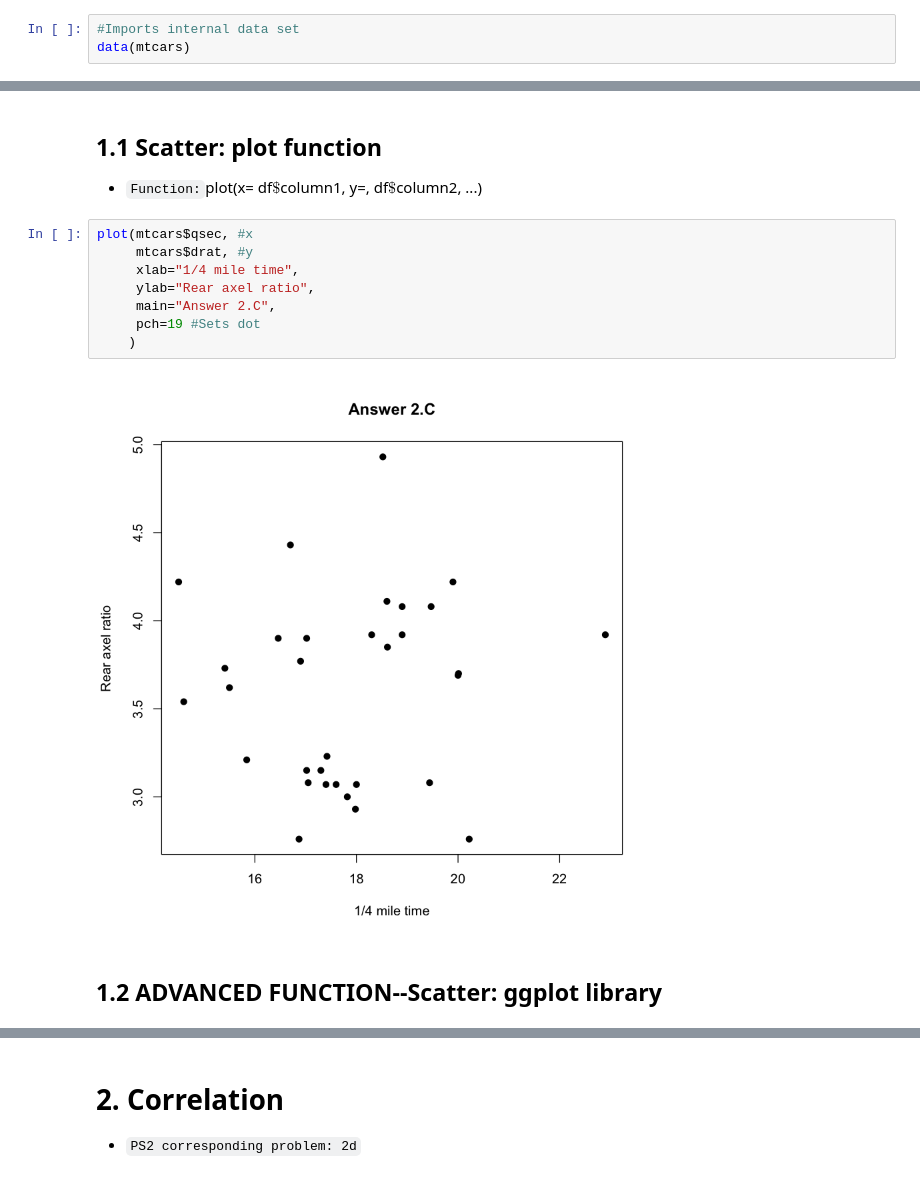
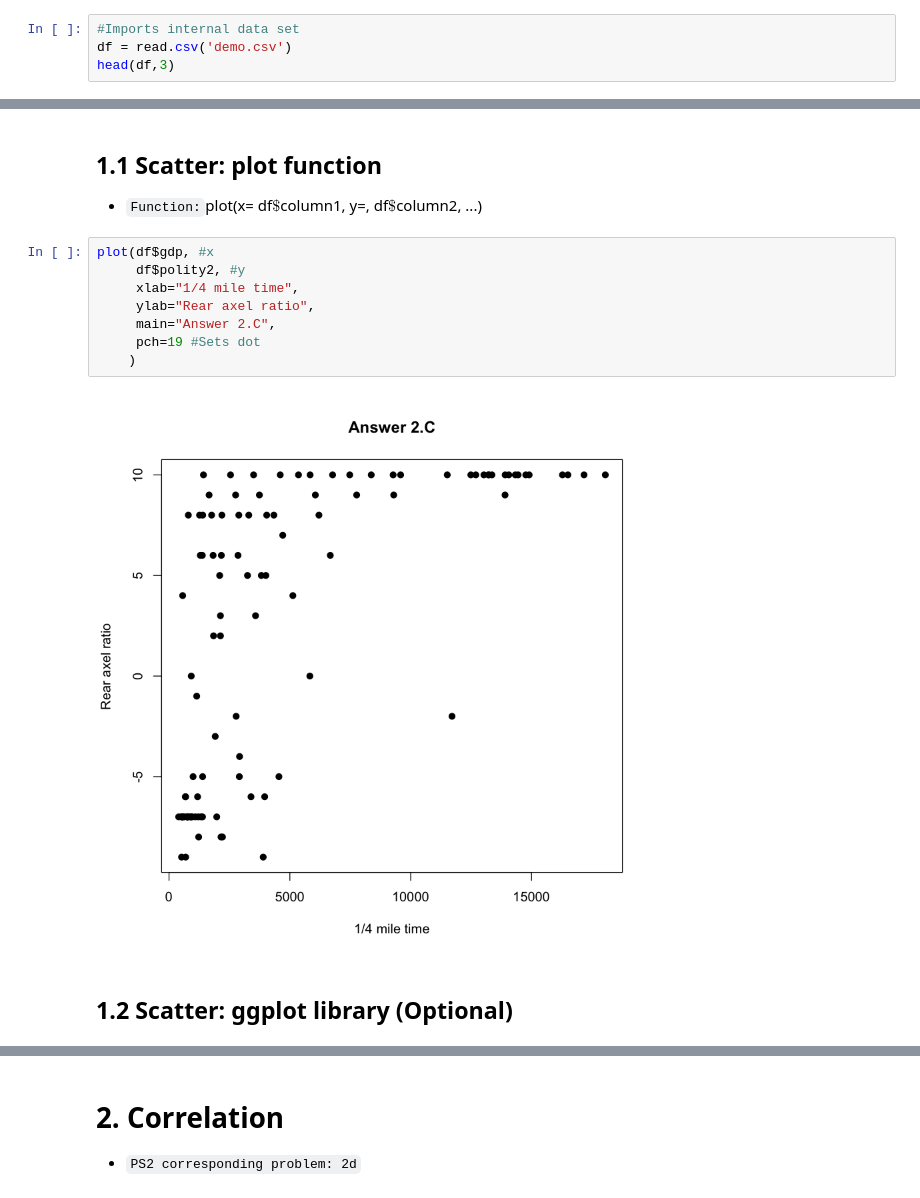
Before and after one commit to corybaird/PLCY_610_public, a Jupyter notebook: Discussion_sections/Disc3_PS2/Disc3_PS2.ipynb, the cells around one changed output, grey strips where cells are left out. Cells and saved outputs as stored; diff of their text form.

```diff
--- a/Discussion_sections/Disc3_PS2/Disc3_PS2.ipynb
+++ b/Discussion_sections/Disc3_PS2/Disc3_PS2.ipynb
@@ -8,3 +8,4 @@
 # %%
 #Imports internal data set
-data(mtcars)
+df = read.csv('demo.csv')
+head(df,3)
@@ -27,15 +33,15 @@ library(ggplot2) #Plotting
 ## 1.1 Scatter: plot function
 - `Function:`plot(x= df$\mathit{\$}$column1, y=, df$\mathit{\$}$column2, ...)
 # %%
-plot(mtcars$qsec, #x
-     mtcars$drat, #y
+plot(df$gdp, #x
+     df$polity2, #y
      xlab="1/4 mile time",
      ylab="Rear axel ratio",
      main="Answer 2.C",
      pch=19 #Sets dot
     )
 # %% [output]
-[figure, old version]
+[figure, new version]
 # %% [markdown]
-## 1.2 ADVANCED FUNCTION--Scatter: ggplot library
+## 1.2 Scatter: ggplot library (Optional)
 # %%
```
Also changed, not shown: parts of 28 cells of this notebook, 1 other file.
